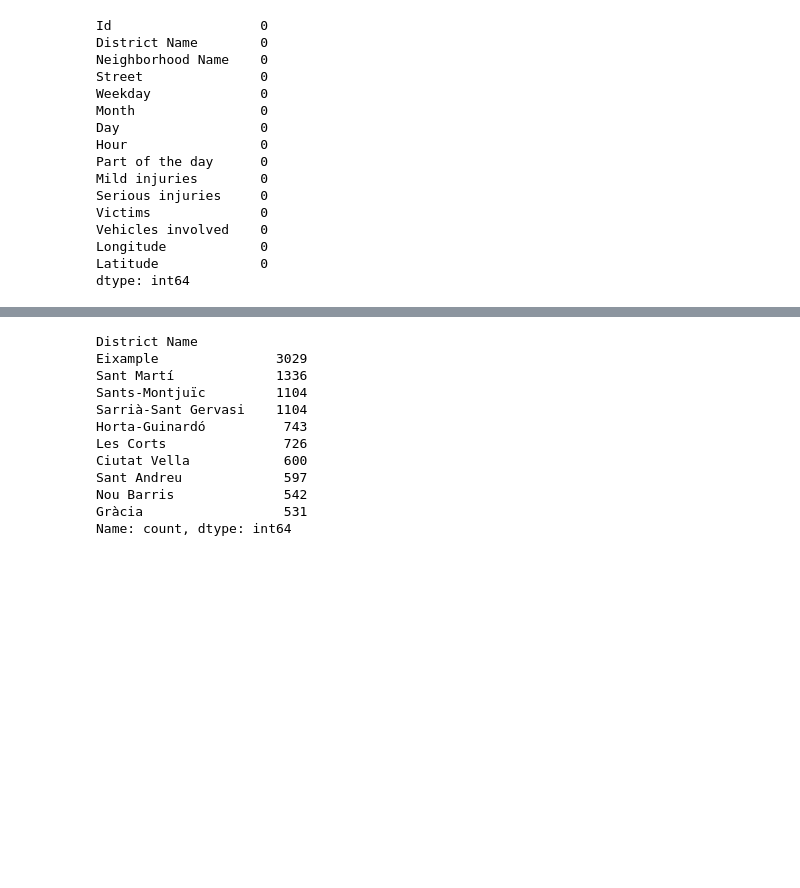
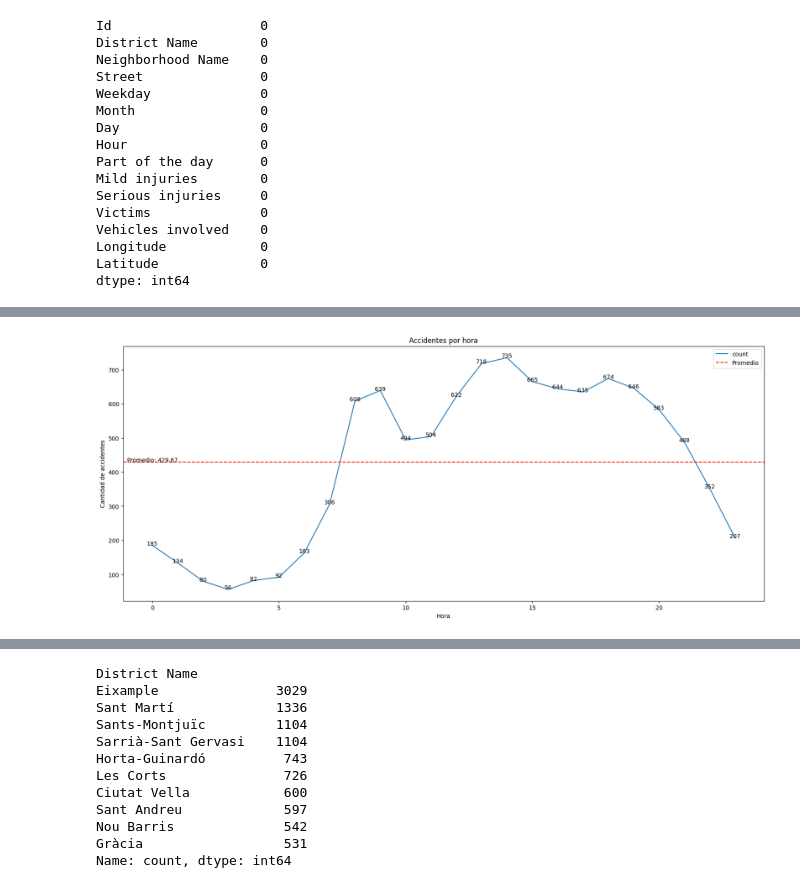
Before and after one commit to n1colasf/Obligatorio-BD, a Jupyter notebook: analisis/parte1a_analisis_datos.ipynb, the cells around one changed output, grey strips where cells are left out. Cells and saved outputs as stored; diff of their text form; code cells hidden in the pictures; blank space fills up the shorter version.

```diff
--- a/analisis/parte1a_analisis_datos.ipynb
+++ b/analisis/parte1a_analisis_datos.ipynb
@@ -162,0 +223,18 @@ df_accidents.shape
+# %%
+# Grafica de las horas del dia en las que se producen accidentes
+df_accidents['Hour'].value_counts().sort_index().plot(kind='line', figsize=(20,8))
+plt.title('Accidentes por hora')
+plt.xlabel('Hora')
+plt.ylabel('Cantidad de accidentes')
+# Valor de cada barra
+for index, value in enumerate(df_accidents['Hour'].value_counts().sort_index()):
+    plt.text(index, value, str(value), ha='center')
+
+# Linea de promedio
+plt.axhline(y=df_accidents['Hour'].value_counts().mean(), color='r', linestyle='--', label='Promedio')
+plt.text(0, df_accidents['Hour'].value_counts().mean(), 'Promedio: {:.2f}'.format(df_accidents['Hour'].value_counts().mean()), ha='center')
+plt.legend()
+
+plt.show()
+# %% [output]
+[figure, added]
```
Also changed, not shown: parts of 14 cells of this notebook, 1 other file.
